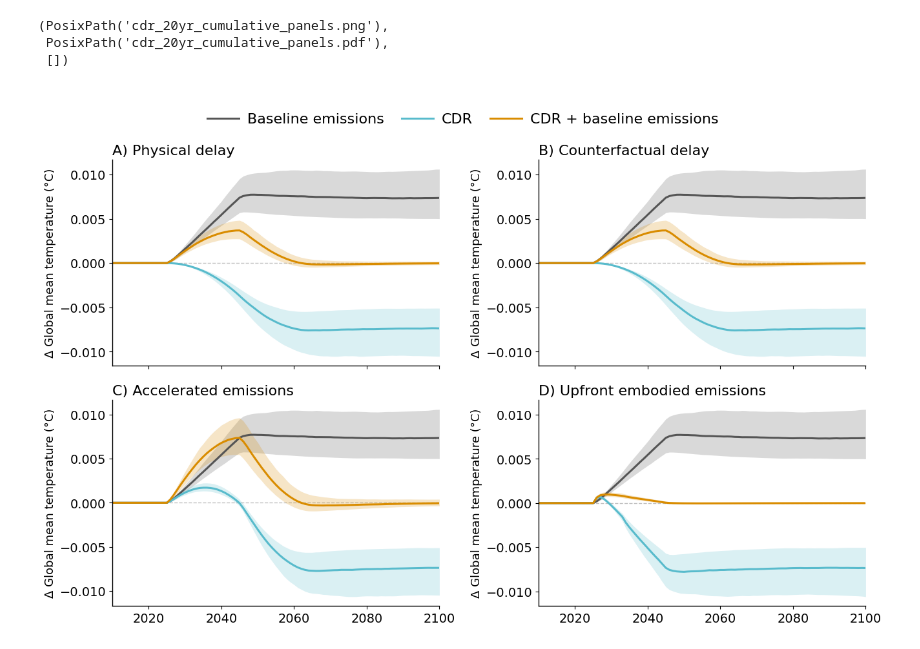
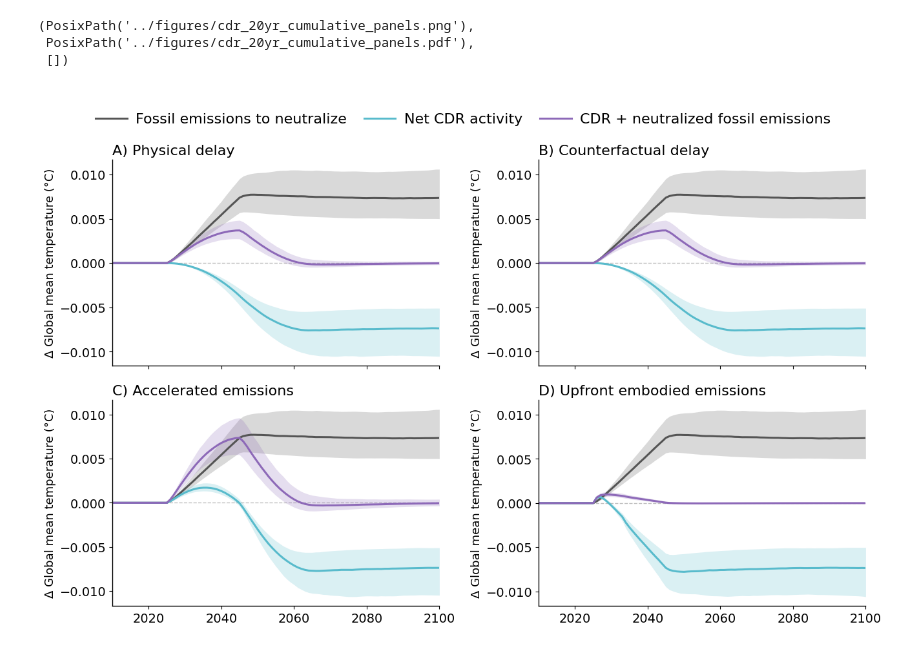
Before and after one commit to carbonplan/temporal-lags, a Jupyter notebook: nbs/Figure_3.ipynb, the cells around one changed output. Saved outputs shown, nothing was run; the diff lists cells and outputs as text; code cells hidden in the pictures.

```diff
--- a/nbs/Figure_3.ipynb
+++ b/nbs/Figure_3.ipynb
@@ -85,53 +86,58 @@ def graph_CDR_panels(panels, panel_titles, savename_base,
                    ncol=len(uniq_labels), borderaxespad=1.5,
                    handlelength=2.2, handletextpad=0.6, columnspacing=1.2)
 
     fig.tight_layout(rect=[0.02, 0.02, 0.98, 0.90])
 
     out_png = Path(f"{savename_base}.png")
     out_pdf = Path(f"{savename_base}.pdf")
     fig.savefig(out_png, dpi=500, bbox_inches='tight')
     fig.savefig(out_pdf, bbox_inches='tight')
     return out_png, out_pdf, all_missing
 
 # Use the same panel configuration as before
 panels = [
     [
-        {"file": "../data/modified/baseline_emissions_cumulative_low.csv", "label": "Baseline emissions", "color": "#555555"},
-        {"file": "../data/modified/physical_delay_cdr_only_cumulative_low.csv", "label": "CDR", "color": colors['net-effect']},
-        {"file": "../data/modified/physical_delay_cdr_emissions_cumulative_low.csv", "label": "CDR + baseline emissions", "color": colors['CDR+baseline']},
+        {"file": "../data/outputs/baseline_emissions_cumulative_low.csv",
+         "label": line_labels['baseline'], "color": "#555555"},
+        {"file": "../data/outputs/physical_delay_cdr_only_cumulative_low.csv",
+         "label": line_labels['net-effect'], "color": colors['net-effect']},
+        {"file": "../data/outputs/physical_delay_cdr_emissions_cumulative_low.csv",
+         "label": line_labels['CDR+baseline'], "color": colors['CDR+baseline']},
     ],
     [
-        {"file": "../data/modified/baseline_emissions_cumulative_low.csv", "label": "Baseline emissions", "color": "#555555"},
-        {"file": "../data/modified/counterfactual_delay_cdr_only_cumulative_low.csv", "label": "CDR", "color": colors['net-effect']},
-        {"file": "../data/modified/counterfactual_delay_cdr_emissions_cumulative_low.csv", "label": "CDR + baseline emissions", "color": colors['CDR+baseline']},
+        {"file": "../data/outputs/baseline_emissions_cumulative_low.csv",
+         "label": line_labels['baseline'], "color": "#555555"},
+        {"file": "../data/outputs/counterfactual_delay_cdr_only_cumulative_low.csv",
+         "label": line_labels['net-effect'], "color": colors['net-effect']},
+        {"file": "../data/outputs/counterfactual_delay_cdr_emissions_cumulative_low.csv",
+         "label": line_labels['CDR+baseline'], "color": colors['CDR+baseline']},
     ],
     [
-        {"file": "../data/modified/baseline_emissions_cumulative_low.csv", "label": "Baseline emissions", "color": "#555555"},
-        {"file": "../data/modified/accelerated_emissions_cdr_only_cumulative_low.csv", "label": "CDR", "color": colors['net-effect']},
-        {"file": "../data/modified/accelerated_emissions_cdr_emissions_cumulative_low.csv", "label": "CDR + baseline emissions", "color": colors['CDR+baseline']},
+        {"file": "../data/outputs/baseline_emissions_cumulative_low.csv",
+         "label": line_labels['baseline'], "color": "#555555"},
+        {"file": "../data/outputs/accelerated_emissions_cdr_only_cumulative_low.csv",
+         "label": line_labels['net-effect'], "color": colors['net-effect']},
+        {"file": "../data/outputs/accelerated_emissions_cdr_emissions_cumulative_low.csv",
+         "label": line_labels['CDR+baseline'], "color": colors['CDR+baseline']},
     ],
     [
-        {"file": "../data/modified/baseline_emissions_cumulative_low.csv", "label": "Baseline emissions", "color": "#555555"},
-        {"file": "../data/modified/upfront_emissions_cdr_only_cumulative_low.csv", "label": "CDR", "color": colors['net-effect']},
-        {"file": "../data/modified/upfront_emissions_cdr_emissions_cumulative_low.csv", "label": "CDR + baseline emissions", "color": colors['CDR+baseline']},
+        {"file": "../data/outputs/baseline_emissions_cumulative_low.csv",
+         "label": line_labels['baseline'], "color": "#555555"},
+        {"file": "../data/outputs/upfront_emissions_cdr_only_cumulative_low.csv",
+         "label": line_labels['net-effect'], "color": colors['net-effect']},
+        {"file": "../data/outputs/upfront_emissions_cdr_emissions_cumulative_low.csv",
+         "label": line_labels['CDR+baseline'], "color": colors['CDR+baseline']},
     ],
 ]
 
-panel_titles = [
-    "A) Physical delay",
-    "B) Counterfactual delay",
-    "C) Accelerated emissions",
-    "D) Upfront embodied emissions",
-]
-
 png_path, pdf_path, missing = graph_CDR_panels(
-    panels, panel_titles, savename_base="cdr_20yr_cumulative_panels",
+    panels, panel_titles, savename_base="../figures/cdr_20yr_cumulative_panels",
     year_min=2010, year_max=2100
 )
 
 png_path, pdf_path, [Path(m).name for m in missing]
 # %% [output]
-(PosixPath('cdr_20yr_cumulative_panels.png'),
- PosixPath('cdr_20yr_cumulative_panels.pdf'),
+(PosixPath('../figures/cdr_20yr_cumulative_panels.png'),
+ PosixPath('../figures/cdr_20yr_cumulative_panels.pdf'),
  [])
-[figure, old version]
+[figure, new version]
```
Also changed, not shown: parts of 1 cell of this notebook, 3 other files.
